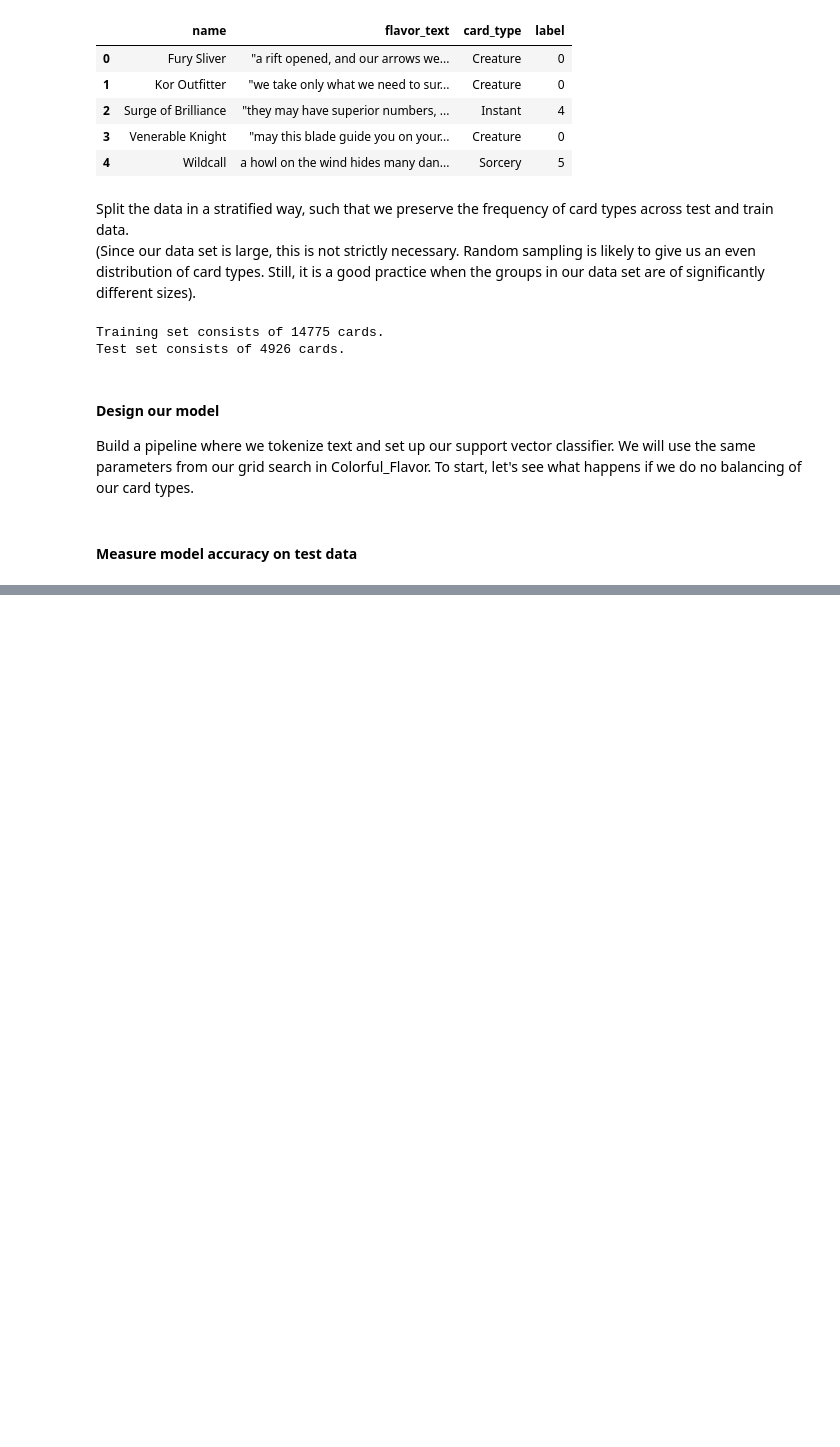
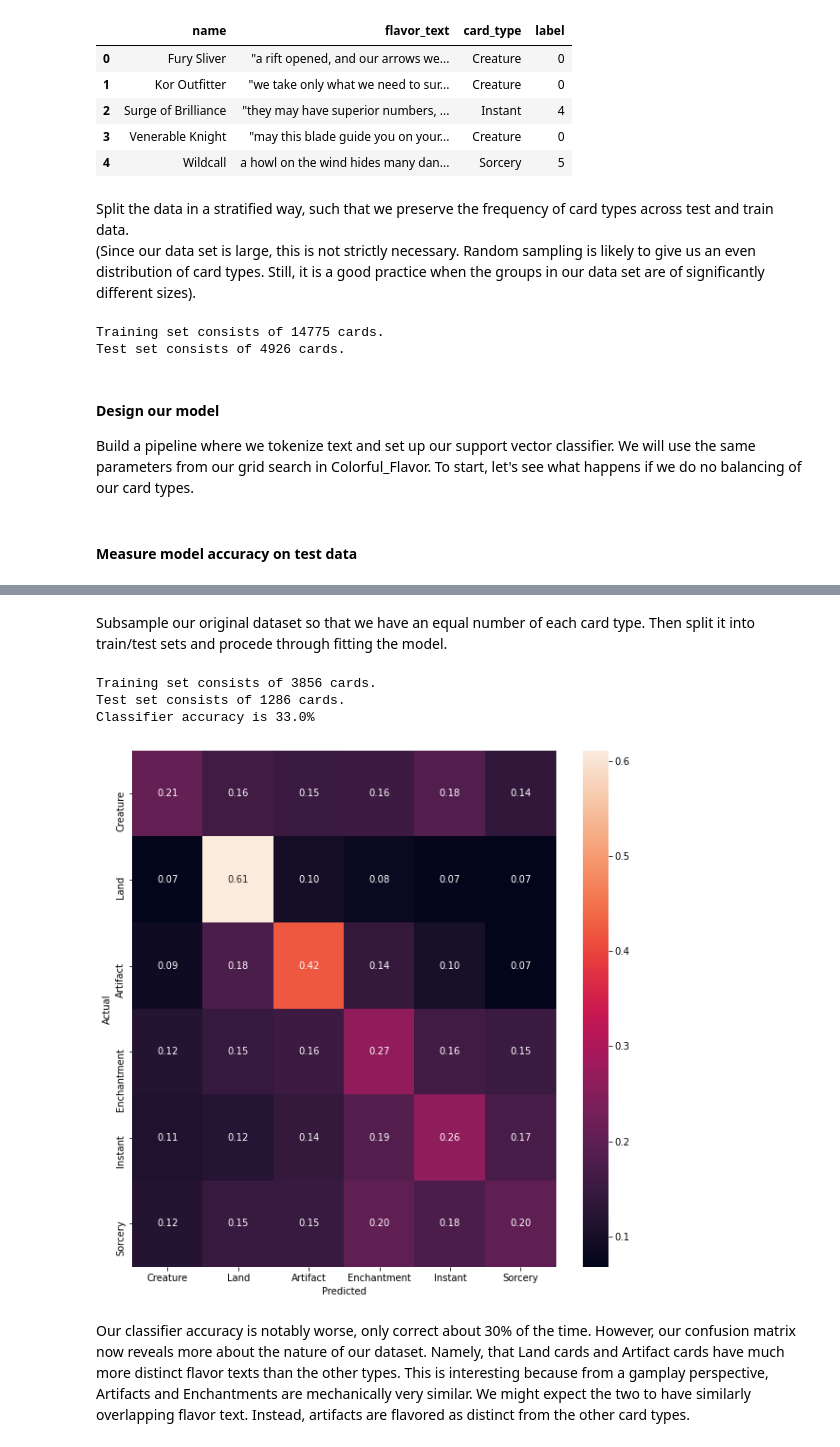
Before and after one commit to ghpetty/MtG_ClassyFlavor, a Jupyter notebook: Type_Flavor.ipynb, the cells around one changed output, grey strips where cells are left out. Saved outputs shown, nothing was run; the diff lists cells and outputs as text; code cells hidden in the pictures; blank space fills up the shorter version.

Commit message:
Added subsampling example to Type Flavor

```diff
--- a/Type_Flavor.ipynb
+++ b/Type_Flavor.ipynb
@@ -243,0 +248,55 @@ weighted avg       0.44      0.47      0.45      4926
+# %%
+def balanced_subsample(y, size=None,random_state=None):
+    subsample = []
+
+    if size is None:
+        n_smp = y.value_counts().min()
+    else:
+        n_smp = int(size / len(y.value_counts().index))
+
+    if not random_state is None:
+        np.random.seed(random_state)
+
+    for label in y.value_counts().index:
+        samples = y[y == label].index.values
+        index_range = range(samples.shape[0])
+        indexes = np.random.choice(index_range, size=n_smp, replace=False)
+        subsample += samples[indexes].tolist()
+
+    return subsample
+# %% [markdown]
+Subsample our original dataset so that we have an equal number of each card type. Then split it into train/test sets and procede through fitting the model.
+# %%
+subsample_inds = balanced_subsample(data_monotype['card_type'])
+data_subsample = data_monotype.loc[balanced_subsample(data_monotype['label'],random_state=None)]
+data_subsample['card_type'].value_counts()
+
+flavor_train, flavor_test, label_train, label_test = train_test_split(
+        data_subsample['flavor_text'], data_subsample['label'],
+        train_size=0.75, random_state=42)
+
+print('Training set consists of',flavor_train.shape[0],'cards.')
+print('Test set consists of',flavor_test.shape[0],'cards.')
+
+pipe.set_params(clf__class_weight=None)
+pipe = pipe.fit(flavor_train,label_train)
+label_predict = pipe.predict(flavor_test)
+performance = sum(label_predict == label_test) / len(label_test) * 100
+print(f"Classifier accuracy is {np.round(performance,1)}%")
+# print(metrics.classification_report(label_test, label_predict,target_names = [str(i) for i in type_label_map]))
+
+cm = metrics.confusion_matrix(label_test, label_predict,normalize='true',
+                              labels=list(type_label_map.values()))
+
+fig, ax = plt.subplots(figsize=(10,10))
+sns.heatmap(cm, annot=True, fmt='.2f',xticklabels=[str(i) for i in type_label_map],yticklabels=[str(i) for i in type_label_map])
+plt.ylabel('Actual')
+plt.xlabel('Predicted')
+plt.show(block=False)
+# %% [output]
+Training set consists of 3856 cards.
+Test set consists of 1286 cards.
+Classifier accuracy is 33.0%
+[figure, added]
+# %% [markdown]
+Our classifier accuracy is notably worse, only correct about 30% of the time. However, our confusion matrix now reveals more about the nature of our dataset. Namely, that Land cards and Artifact cards have much more distinct flavor texts than the other types. This is interesting because from a gamplay perspective, Artifacts and Enchantments are mechanically very similar. We might expect the two to have similarly overlapping flavor text. Instead, artifacts are flavored as distinct from the other card types.
```
Also changed, not shown: parts of 13 cells of this notebook, 1 other file.
